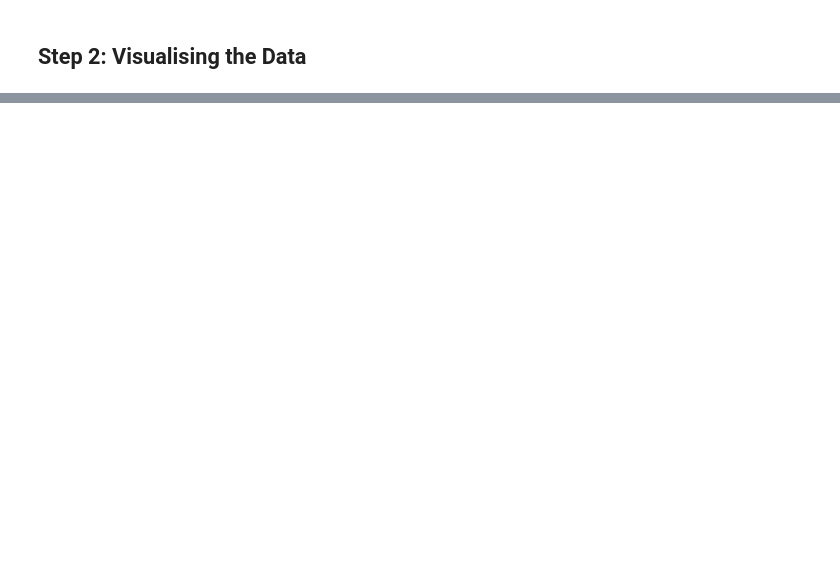
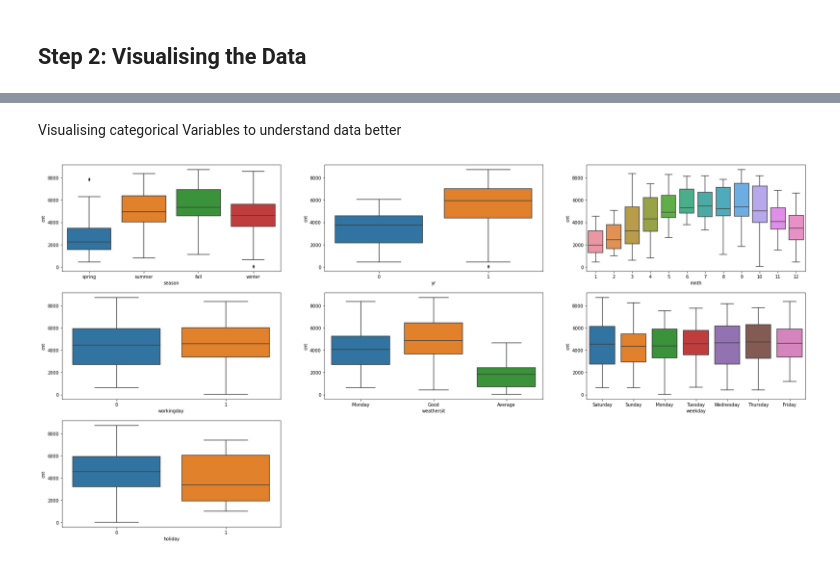
Before and after one commit to teerapat1739/simple-linear-regression-, a Jupyter notebook: notebooks/Bike Assignment.ipynb, the cells around one changed output, grey strips where cells are left out. Cells and saved outputs as stored; diff of their text form; code cells hidden in the pictures; blank space fills up the shorter version.

```diff
--- a/notebooks/Bike Assignment.ipynb
+++ b/notebooks/Bike Assignment.ipynb
@@ -86,0 +130,5 @@ plt.show()
+# %%
+bike['season'].replace({1:"spring",2:"summer",3:"fall",4:"winter"},inplace=True)
+bike['weathersit'].replace({1:"Good",2:"Monday",3:"Average",4:"Bad"},inplace=True)
+bike['weekday'].replace({0:"Sunday",1:"Monday",2:"Tuesday",3:"Wednesday",4:"Thursday",5:"Friday",6:"Saturday"},inplace=True)
+bike.head()
@@ -86,0 +142,21 @@ plt.show()
+# %% [markdown]
+Visualising categorical Variables to understand data better
+# %%
+plt.figure(figsize=(30, 15))
+plt.subplot(3,3,1)
+sns.boxplot(x = 'season', y = 'cnt', data = bike)#yr','mnth','workingday','weathersit','weekday'
+plt.subplot(3,3,2)
+sns.boxplot(x = 'yr', y = 'cnt', data = bike)
+plt.subplot(3,3,3)
+sns.boxplot(x = 'mnth', y = 'cnt', data = bike)
+plt.subplot(3,3,4)
+sns.boxplot(x = 'workingday', y = 'cnt', data = bike)
+plt.subplot(3,3,5)
+sns.boxplot(x = 'weathersit', y = 'cnt', data = bike)
+plt.subplot(3,3,6)
+sns.boxplot(x = 'weekday', y = 'cnt', data = bike)
+plt.subplot(3,3,7)
+sns.boxplot(x = 'holiday', y = 'cnt', data = bike)
+plt.show()
+# %% [output]
+[figure, added]
```
Also changed, not shown: parts of 55 cells of this notebook, 1 other file.
